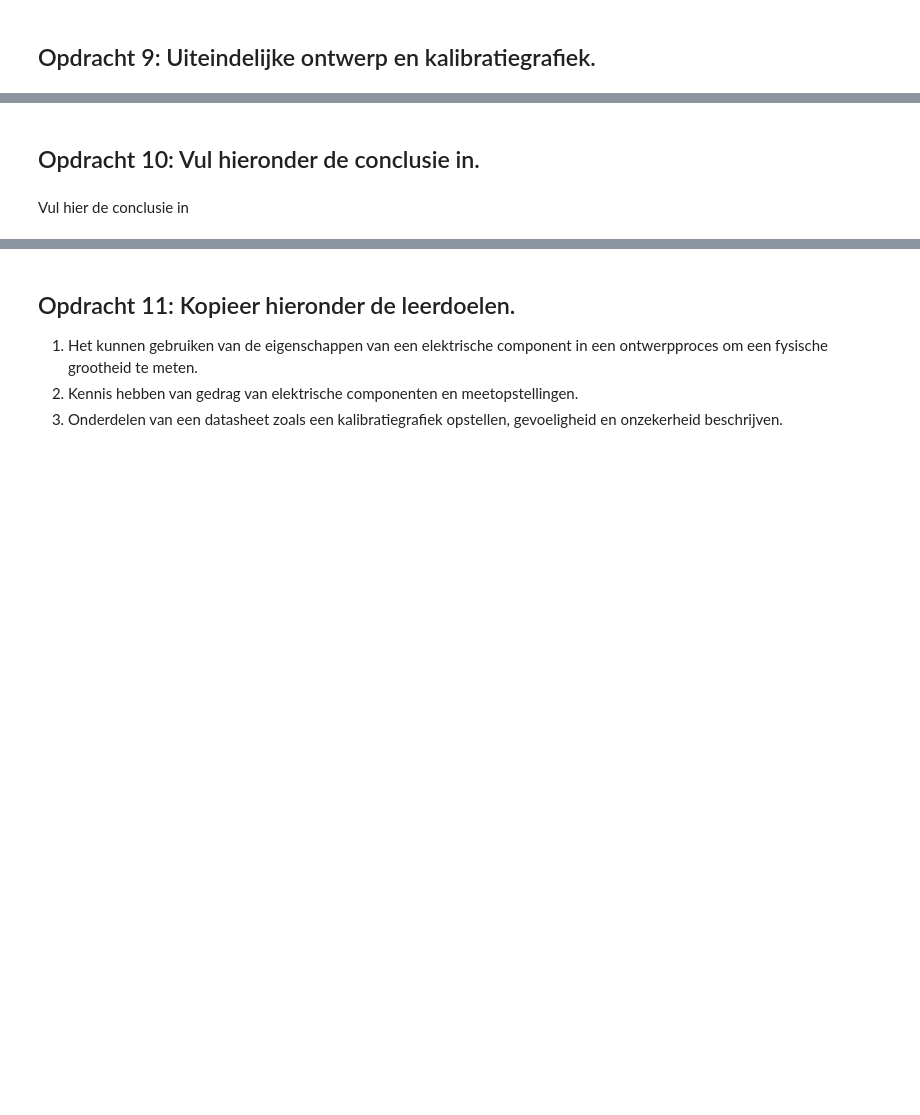
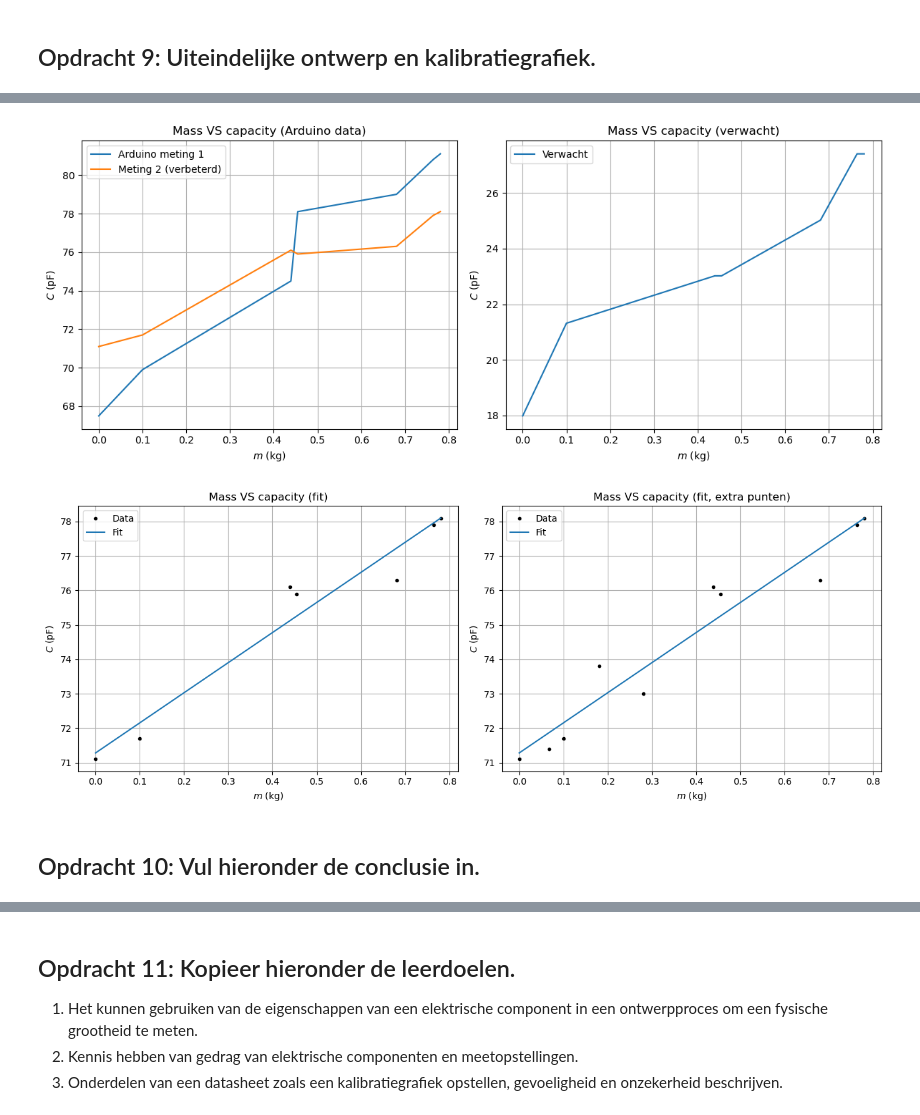
Before and after one commit to NNynke/DEF-D-assignments-N, a Jupyter notebook: FysiekeOntwerpopdrachten/2OntwerpEenSensorCondensator/DEFOntwerpopdracht2OntwerpEenSensorInvulTemplate.ipynb, the cells around one changed output, grey strips where cells are left out. Drawn from its saved outputs; the diff is of its cells as text; code cells hidden in the pictures; blank space fills up the shorter version.

```diff
--- a/FysiekeOntwerpopdrachten/2OntwerpEenSensorCondensator/DEFOntwerpopdracht2OntwerpEenSensorInvulTemplate.ipynb
+++ b/FysiekeOntwerpopdrachten/2OntwerpEenSensorCondensator/DEFOntwerpopdracht2OntwerpEenSensorInvulTemplate.ipynb
@@ -130,4 +150,62 @@ Onze sensor kan nog verbetered worden door de volgende verbeteringen (minimaal 2
+# %%
+# Plot hier je oorspronkelijke en je uiteindelijke kalibratiegrafieken, fit daar een bijpassende lijn door
+# en zet ook de verwachte ontwerpgrafiek erbij
+
+massa = np.array([0, 100, 439.1, 454.7, 680.6, 764.2, 780.6])*10**-3 # kg
+Capacity_Arduino_verbeterd = np.array([71.1, 71.7, 76.1, 75.9, 76.3, 77.9, 78.1]) # pF
+
+plt.figure(figsize=(12,5))
+plt.subplot(1,2,1)
+plt.title('Mass VS capacity (Arduino data)')
+plt.plot(massa, Capacity_Arduino, label='Arduino meting 1') # eerste gemeten waarden van de Arduino
+plt.plot(massa, Capacity_Arduino_verbeterd, label='Meting 2 (verbeterd)') # tweede gemeten waarden van de Arduino (na verbeteringen)
+plt.xlabel('$m$ (kg)')
+plt.ylabel('$C$ (pF)')
+plt.legend()
+plt.grid()
+
+plt.subplot(1,2,2)
+plt.title('Mass VS capacity (verwacht)')
+plt.plot(massa, Capaciteit_sensor, label='Verwacht') # de verwachte waarden van de capaciteit bij elke massa (berekend met formule adhv d en A)
+plt.xlabel('$m$ (kg)')
+plt.ylabel('$C$ (pF)')
+plt.legend()
+plt.grid()
+plt.tight_layout()
+plt.show()
+
+def linear(x,a,b):
+    return a * x + b
+
+popt, pcov = curve_fit(linear, massa, Capacity_Arduino_verbeterd) # curve fitten van data
+a_fit, b_fit = popt
+
+plt.figure(figsize=(13,5))
+plt.subplot(1,2,1)
+plt.title('Mass VS capacity (fit)')
+plt.plot(massa, Capacity_Arduino_verbeterd, 'k.', label = 'Data') # de Arduino waarden na de verbetering
+plt.plot(massa, linear(massa, *popt), label='Fit') # curve fit van deze data punten
+plt.xlabel('$m$ (kg)')
+plt.ylabel('$C$ (pF)')
+plt.legend()
+plt.grid()
+
+# extra data puntjes toevoegen ter verbetering fit (aangezien er eerst een gap was tussen 100 en 450 gram massa)
+massa2 = np.array([0, 67.2, 100, 180.5, 280.5, 439.1, 454.7, 680.6, 764.2, 780.6])*10**-3 # kg
+Capacity_Arduino_verbeterd2 = np.array([71.1, 71.4, 71.7, 73.8, 73.0, 76.1, 75.9, 76.3, 77.9, 78.1]) # pF
+
+plt.subplot(1,2,2)
+plt.title('Mass VS capacity (fit, extra punten)')
+plt.plot(massa2, Capacity_Arduino_verbeterd2, 'k.', label = 'Data') # data punten, Arduino, na tweede verbetering
+plt.plot(massa2, linear(massa2, *popt), label='Fit') # curve fit van deze data (inclusief extra) punten
+plt.xlabel('$m$ (kg)')
+plt.ylabel('$C$ (pF)')
+plt.legend()
+plt.grid()
+plt.tight_layout()
+plt.show()
+# %% [output]
+[figure, added]
+[figure, added]
 # %% [markdown]
 ## Opdracht 10: Vul hieronder de conclusie in.
-# %% [markdown]
-Vul hier de conclusie in
```
Also changed, not shown: parts of 18 cells of this notebook, 6 other files.
